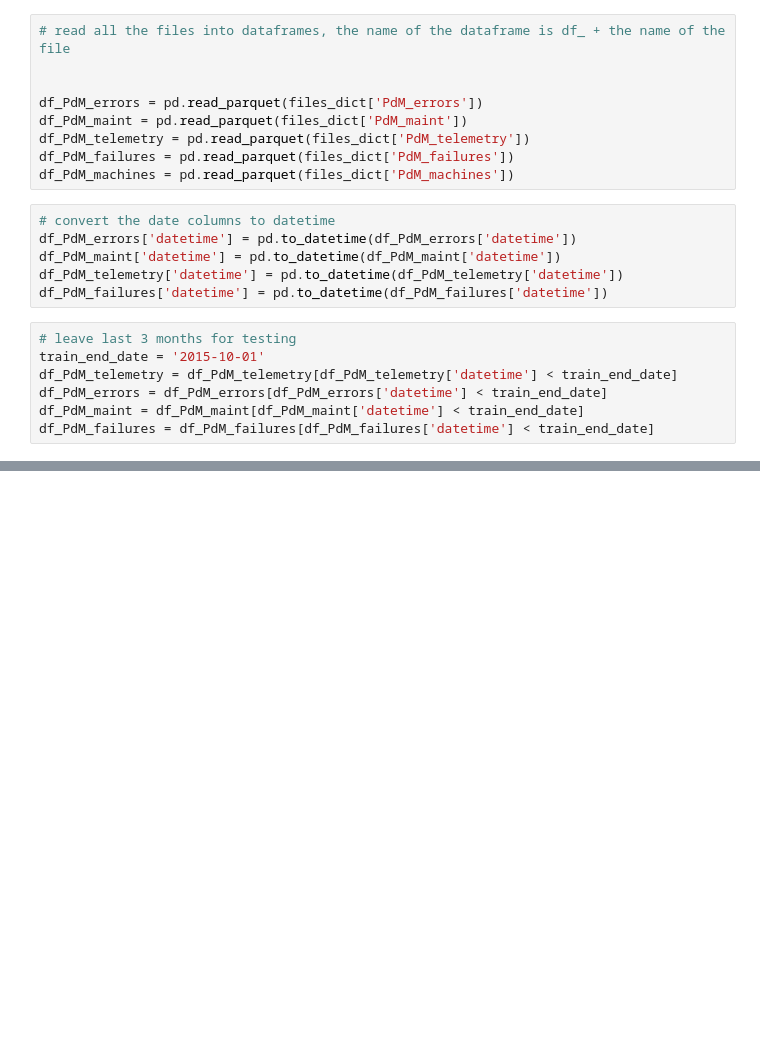
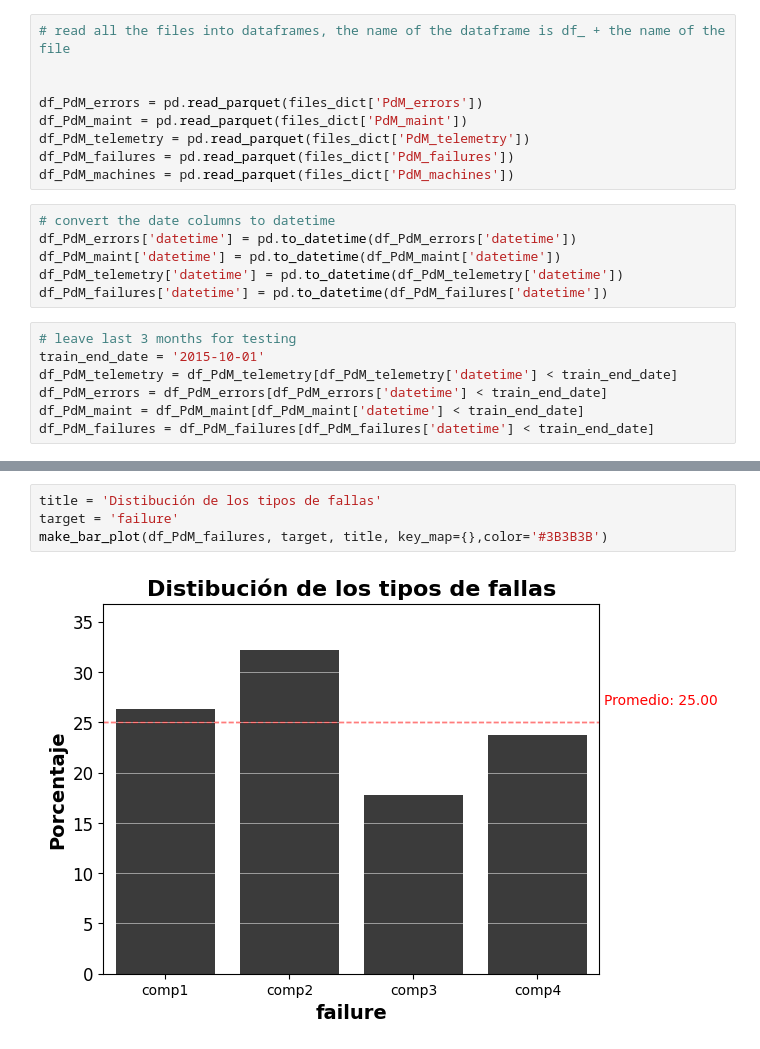
Before and after one commit to Luis-ramirez-r/predictive_maintenance, a Jupyter notebook: notebooks/Clase38.ipynb, the cells around one changed output, grey strips where cells are left out. Saved outputs shown, nothing was run; the diff lists cells and outputs as text; blank space fills up the shorter version.

```diff
--- a/notebooks/Clase38.ipynb
+++ b/notebooks/Clase38.ipynb
@@ -232,0 +225,6 @@ plot_histogram_boxplot(df_PdM_telemetry, 'volt')
+# %%
+title = 'Distibución de los tipos de fallas'
+target = 'failure'
+make_bar_plot(df_PdM_failures, target, title, key_map={},color='#3B3B3B')
+# %% [output]
+[figure, added]
```
Also changed, not shown: parts of 57 cells of this notebook.
